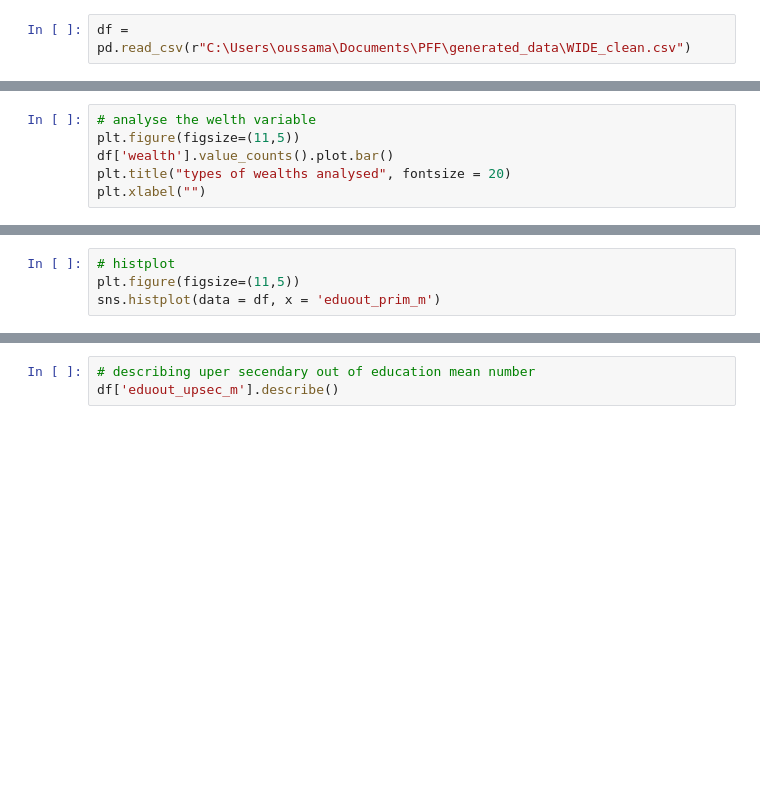
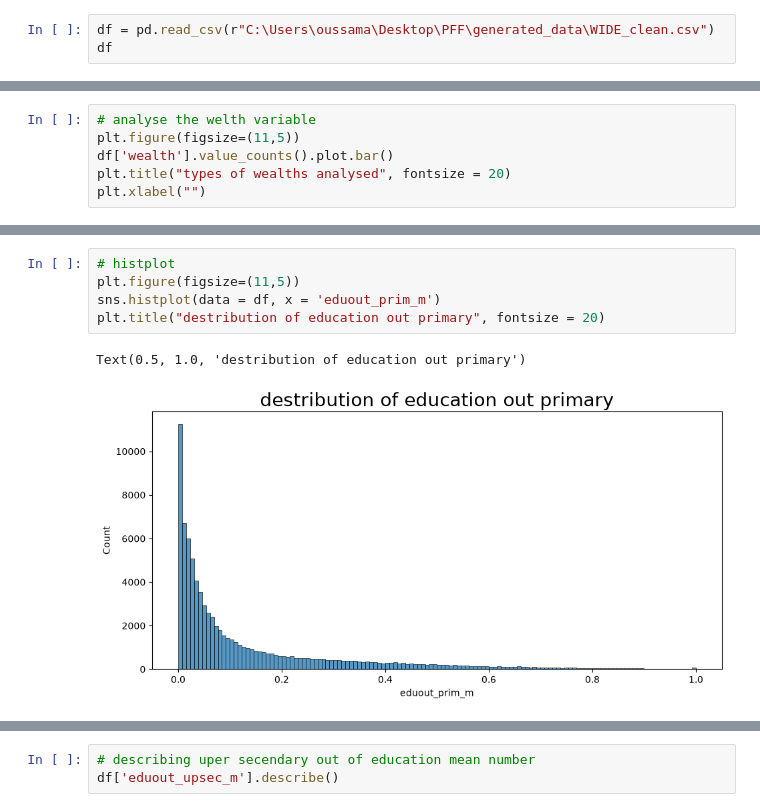
Before and after one commit to Oussama-33v/World-inequality-on-education-UNESCO-studies-fill-rouge-project-, a Jupyter notebook: Notebooks/EDA.ipynb, the cells around one changed output, grey strips where cells are left out. Saved outputs shown, nothing was run; the diff lists cells and outputs as text; blank space fills up the shorter version.

```diff
--- a/Notebooks/EDA.ipynb
+++ b/Notebooks/EDA.ipynb
@@ -3,4 +3,5 @@ import pandas as pd
 import seaborn as sns
 import matplotlib.pyplot as plt
 # %%
-df = pd.read_csv(r"C:\Users\oussama\Documents\PFF\generated_data\WIDE_clean.csv")
+df = pd.read_csv(r"C:\Users\oussama\Desktop\PFF\generated_data\WIDE_clean.csv")
+df
@@ -77,7 +159,11 @@ df['eduout_prim_m'].describe()
 # %%
 # histplot
 plt.figure(figsize=(11,5))
 sns.histplot(data = df, x = 'eduout_prim_m')
+plt.title("destribution of education out primary", fontsize = 20)
+# %% [output]
+Text(0.5, 1.0, 'destribution of education out primary')
+[figure, added]
 # %%
 # boxplot
 plt.figure(figsize=(11,5))
```
Also changed, not shown: parts of 20 cells of this notebook, 5 other files.
